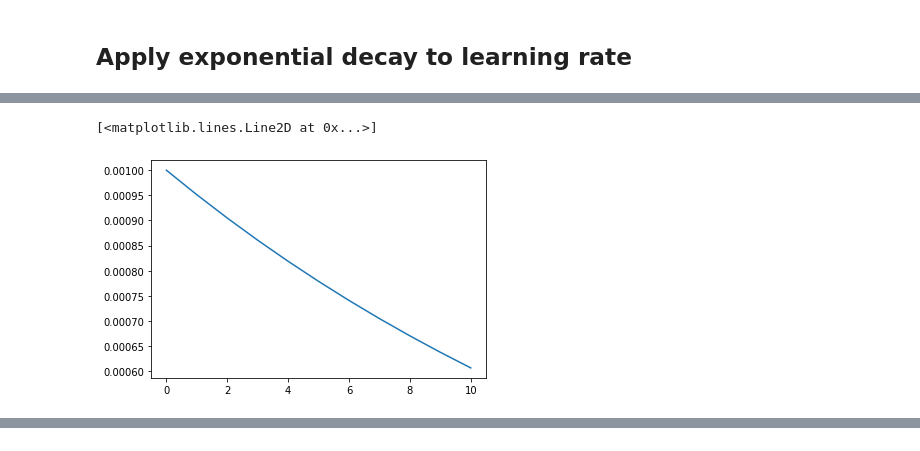
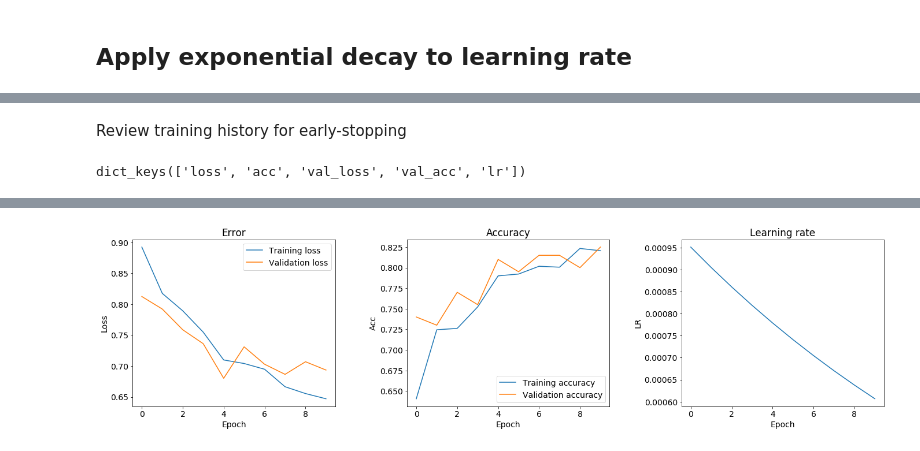
Before and after one commit to TanHaus/lifehack-2020, a Jupyter notebook: glaucoma_tf.ipynb, the cells around one changed output, grey strips where cells are left out. Saved outputs shown, nothing was run; the diff lists cells and outputs as text; code cells hidden in the pictures.

```diff
--- a/glaucoma_tf.ipynb
+++ b/glaucoma_tf.ipynb
@@ -294,5 +263,44 @@ plt.plot(np.arange(len(history['val_loss'])), history['val_loss'])
-# %%
-plt.plot(np.arange(len(history['lr'])), history['lr'])
-# %% [output]
-[<matplotlib.lines.Line2D at 0x...>]
-[figure, removed]
+# %% [markdown]
+Review training history for early-stopping
+# %%
+def visualize_history(history):
+    x = np.arange(len(history['loss']))
+
+    fig = plt.figure(figsize=(20,6))
+    plt.rcParams.update({'font.size': 14})
+
+    plt.subplot(1,3,1)
+    plt.plot(x, history['loss'])
+    plt.plot(x, history['val_loss'])
+    plt.legend(['Training loss', 'Validation loss'])
+    plt.xlabel('Epoch')
+    plt.ylabel('Loss')
+    plt.title('Error')
+
+    plt.subplot(1,3,2)
+    plt.plot(x, history['acc'])
+    plt.plot(x, history['val_acc'])
+    plt.legend(['Training accuracy', 'Validation accuracy'])
+    plt.xlabel('Epoch')
+    plt.ylabel('Acc')
+    plt.title('Accuracy')
+
+    plt.subplot(1,3,3)
+    plt.plot(x, history['lr'])
+    plt.xlabel('Epoch')
+    plt.ylabel('LR')
+    plt.title('Learning rate')
+
+    fig.tight_layout(pad=3.0)
+# %%
+with open('history_adam2', 'rb') as f:
+    hello = pickle.load(f)
+hello.keys()
+# %% [output]
+dict_keys(['loss', 'acc', 'val_loss', 'val_acc', 'lr'])
+# %%
+hello = history
+visualize_history(hello)
+print('Min validation loss: \t\t', min(hello['val_loss']), ' at epoch ', np.argmin(hello['val_loss']), 'acc: ', hello['val_acc'][np.argmin(hello['val_loss'])])
+print('Max validation accuracy: \t', max(hello['val_acc']), ' at epoch ', np.argmax(hello['val_acc']), 'loss: ', hello['val_loss'][np.argmax(hello['val_acc'])])
+# %% [output]
@@ -298,0 +309 @@ plt.plot(np.arange(len(history['lr'])), history['lr'])
+[figure, added]
```
Also changed, not shown: parts of 21 cells of this notebook, 16 other files.
